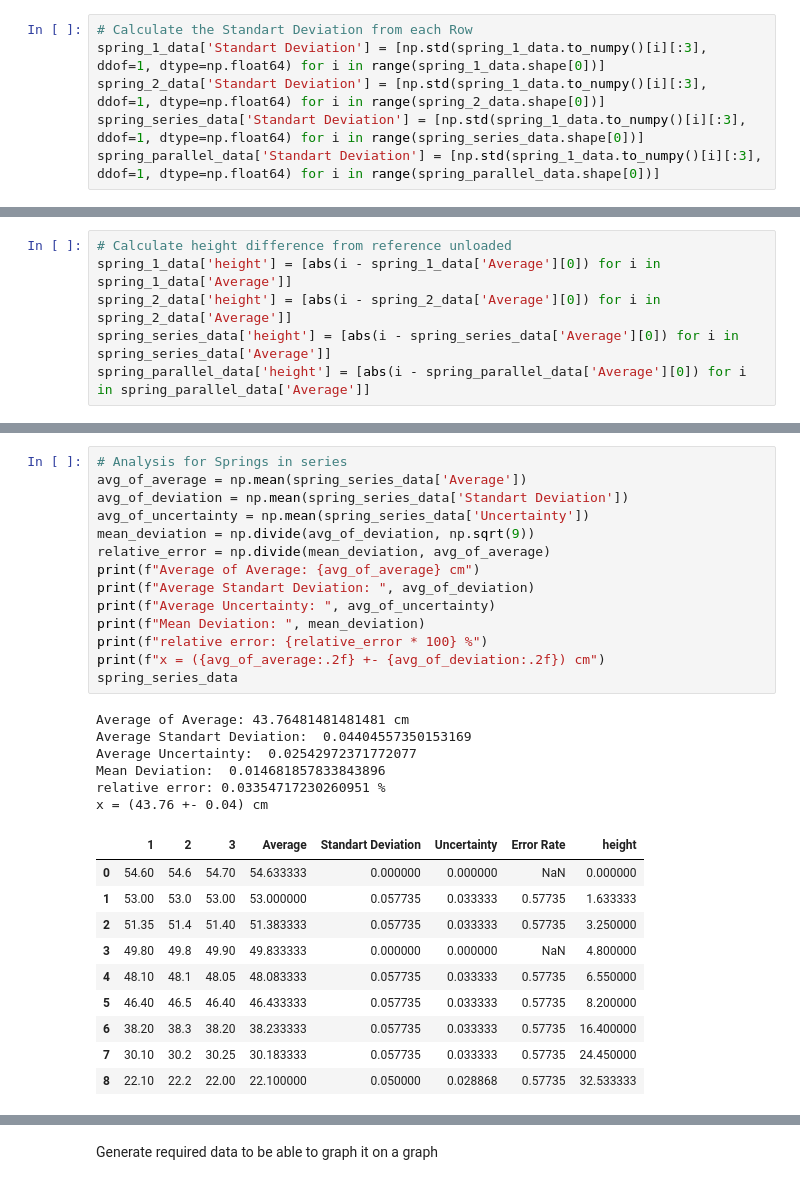
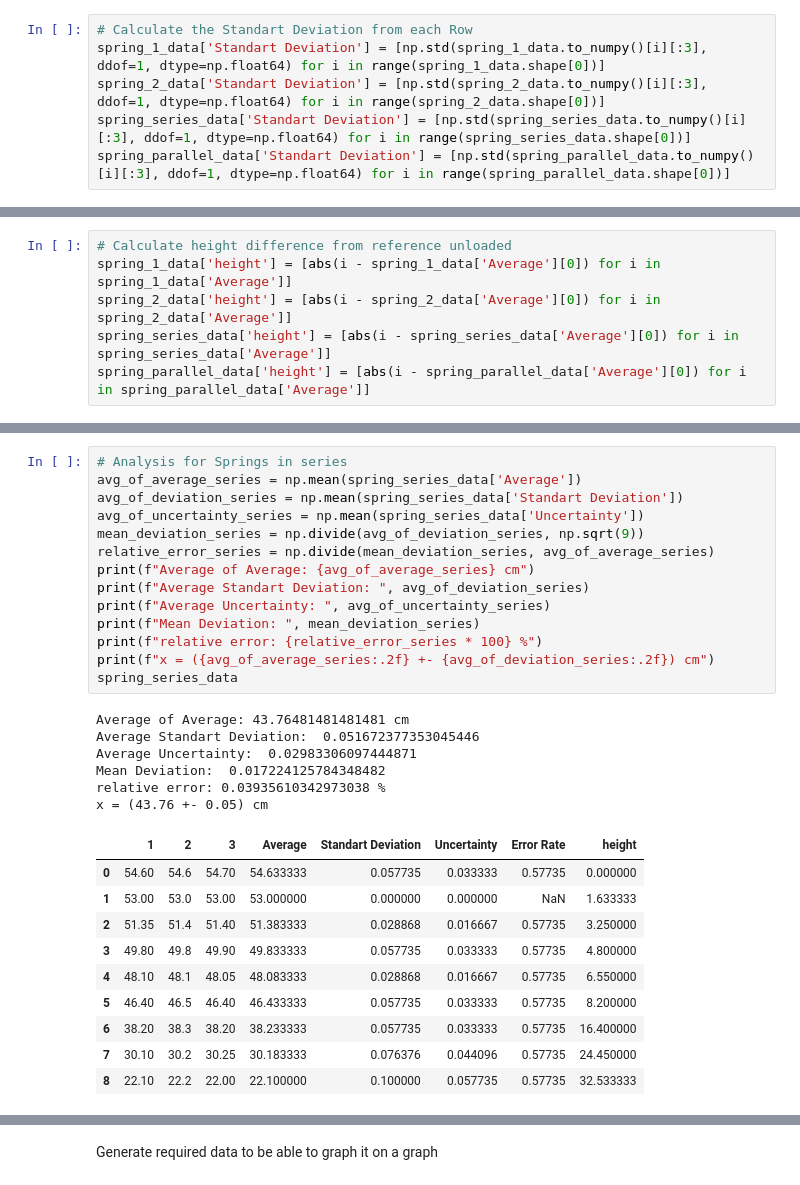
Before and after one commit to Timofey-Makhankov/IDAF-Tech, a Jupyter notebook: analysis/notebook.ipynb, the cells around one changed output, grey strips where cells are left out. Saved outputs shown, nothing was run; the diff lists cells and outputs as text.

```diff
--- a/analysis/notebook.ipynb
+++ b/analysis/notebook.ipynb
@@ -45,9 +45,9 @@ spring_parallel_data['Average'] = [np.mean(spring_parallel_data.to_numpy()[i]) f
 # %%
 # Calculate the Standart Deviation from each Row
 spring_1_data['Standart Deviation'] = [np.std(spring_1_data.to_numpy()[i][:3], ddof=1, dtype=np.float64) for i in range(spring_1_data.shape[0])]
-spring_2_data['Standart Deviation'] = [np.std(spring_1_data.to_numpy()[i][:3], ddof=1, dtype=np.float64) for i in range(spring_2_data.shape[0])]
-spring_series_data['Standart Deviation'] = [np.std(spring_1_data.to_numpy()[i][:3], ddof=1, dtype=np.float64) for i in range(spring_series_data.shape[0])]
-spring_parallel_data['Standart Deviation'] = [np.std(spring_1_data.to_numpy()[i][:3], ddof=1, dtype=np.float64) for i in range(spring_parallel_data.shape[0])]
+spring_2_data['Standart Deviation'] = [np.std(spring_2_data.to_numpy()[i][:3], ddof=1, dtype=np.float64) for i in range(spring_2_data.shape[0])]
+spring_series_data['Standart Deviation'] = [np.std(spring_series_data.to_numpy()[i][:3], ddof=1, dtype=np.float64) for i in range(spring_series_data.shape[0])]
+spring_parallel_data['Standart Deviation'] = [np.std(spring_parallel_data.to_numpy()[i][:3], ddof=1, dtype=np.float64) for i in range(spring_parallel_data.shape[0])]
 # %%
 spring_1_data['Standart Deviation'].to_numpy()[0] / np.sqrt(3)
 # %% [output]
@@ -140,33 +140,33 @@ x = (68.73 +- 0.04) cm
 # %%
 # Analysis for Springs in series
-avg_of_average = np.mean(spring_series_data['Average'])
-avg_of_deviation = np.mean(spring_series_data['Standart Deviation'])
-avg_of_uncertainty = np.mean(spring_series_data['Uncertainty'])
-mean_deviation = np.divide(avg_of_deviation, np.sqrt(9))
-relative_error = np.divide(mean_deviation, avg_of_average)
-print(f"Average of Average: {avg_of_average} cm")
-print(f"Average Standart Deviation: ", avg_of_deviation)
-print(f"Average Uncertainty: ", avg_of_uncertainty)
-print(f"Mean Deviation: ", mean_deviation)
-print(f"relative error: {relative_error * 100} %")
-print(f"x = ({avg_of_average:.2f} +- {avg_of_deviation:.2f}) cm")
+avg_of_average_series = np.mean(spring_series_data['Average'])
+avg_of_deviation_series = np.mean(spring_series_data['Standart Deviation'])
+avg_of_uncertainty_series = np.mean(spring_series_data['Uncertainty'])
+mean_deviation_series = np.divide(avg_of_deviation_series, np.sqrt(9))
+relative_error_series = np.divide(mean_deviation_series, avg_of_average_series)
+print(f"Average of Average: {avg_of_average_series} cm")
+print(f"Average Standart Deviation: ", avg_of_deviation_series)
+print(f"Average Uncertainty: ", avg_of_uncertainty_series)
+print(f"Mean Deviation: ", mean_deviation_series)
+print(f"relative error: {relative_error_series * 100} %")
+print(f"x = ({avg_of_average_series:.2f} +- {avg_of_deviation_series:.2f}) cm")
 spring_series_data
 # %% [output]
 Average of Average: 43.76481481481481 cm
-Average Standart Deviation:  0.04404557350153169
-Average Uncertainty:  0.02542972371772077
-Mean Deviation:  0.014681857833843896
-relative error: 0.03354717230260951 %
-x = (43.76 +- 0.04) cm
+Average Standart Deviation:  0.051672377353045446
+Average Uncertainty:  0.02983306097444871
+Mean Deviation:  0.017224125784348482
+relative error: 0.03935610342973038 %
+x = (43.76 +- 0.05) cm
 |  | 1 | 2 | 3 | Average | Standart Deviation | Uncertainty | Error Rate | height |
-| 0 | 54.60 | 54.6 | 54.70 | 54.633333 | 0.000000 | 0.000000 | NaN | 0.000000 |
-| 1 | 53.00 | 53.0 | 53.00 | 53.000000 | 0.057735 | 0.033333 | 0.57735 | 1.633333 |
-| 2 | 51.35 | 51.4 | 51.40 | 51.383333 | 0.057735 | 0.033333 | 0.57735 | 3.250000 |
-| 3 | 49.80 | 49.8 | 49.90 | 49.833333 | 0.000000 | 0.000000 | NaN | 4.800000 |
-| 4 | 48.10 | 48.1 | 48.05 | 48.083333 | 0.057735 | 0.033333 | 0.57735 | 6.550000 |
+| 0 | 54.60 | 54.6 | 54.70 | 54.633333 | 0.057735 | 0.033333 | 0.57735 | 0.000000 |
+| 1 | 53.00 | 53.0 | 53.00 | 53.000000 | 0.000000 | 0.000000 | NaN | 1.633333 |
+| 2 | 51.35 | 51.4 | 51.40 | 51.383333 | 0.028868 | 0.016667 | 0.57735 | 3.250000 |
+| 3 | 49.80 | 49.8 | 49.90 | 49.833333 | 0.057735 | 0.033333 | 0.57735 | 4.800000 |
+| 4 | 48.10 | 48.1 | 48.05 | 48.083333 | 0.028868 | 0.016667 | 0.57735 | 6.550000 |
 | 5 | 46.40 | 46.5 | 46.40 | 46.433333 | 0.057735 | 0.033333 | 0.57735 | 8.200000 |
 | 6 | 38.20 | 38.3 | 38.20 | 38.233333 | 0.057735 | 0.033333 | 0.57735 | 16.400000 |
-| 7 | 30.10 | 30.2 | 30.25 | 30.183333 | 0.057735 | 0.033333 | 0.57735 | 24.450000 |
-| 8 | 22.10 | 22.2 | 22.00 | 22.100000 | 0.050000 | 0.028868 | 0.57735 | 32.533333 |
+| 7 | 30.10 | 30.2 | 30.25 | 30.183333 | 0.076376 | 0.044096 | 0.57735 | 24.450000 |
+| 8 | 22.10 | 22.2 | 22.00 | 22.100000 | 0.100000 | 0.057735 | 0.57735 | 32.533333 |
 # %%
 # Analysis for Springs in parallel
```
Also changed, not shown: parts of 8 cells of this notebook, 7 other files.
